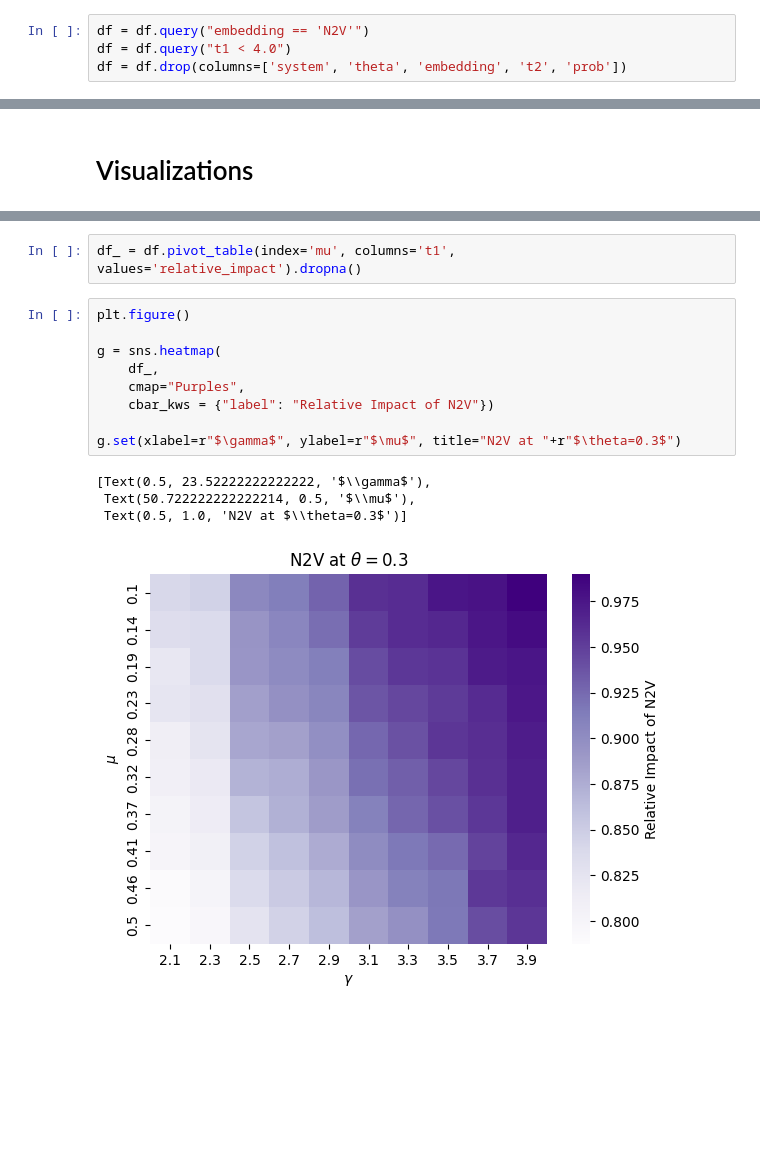
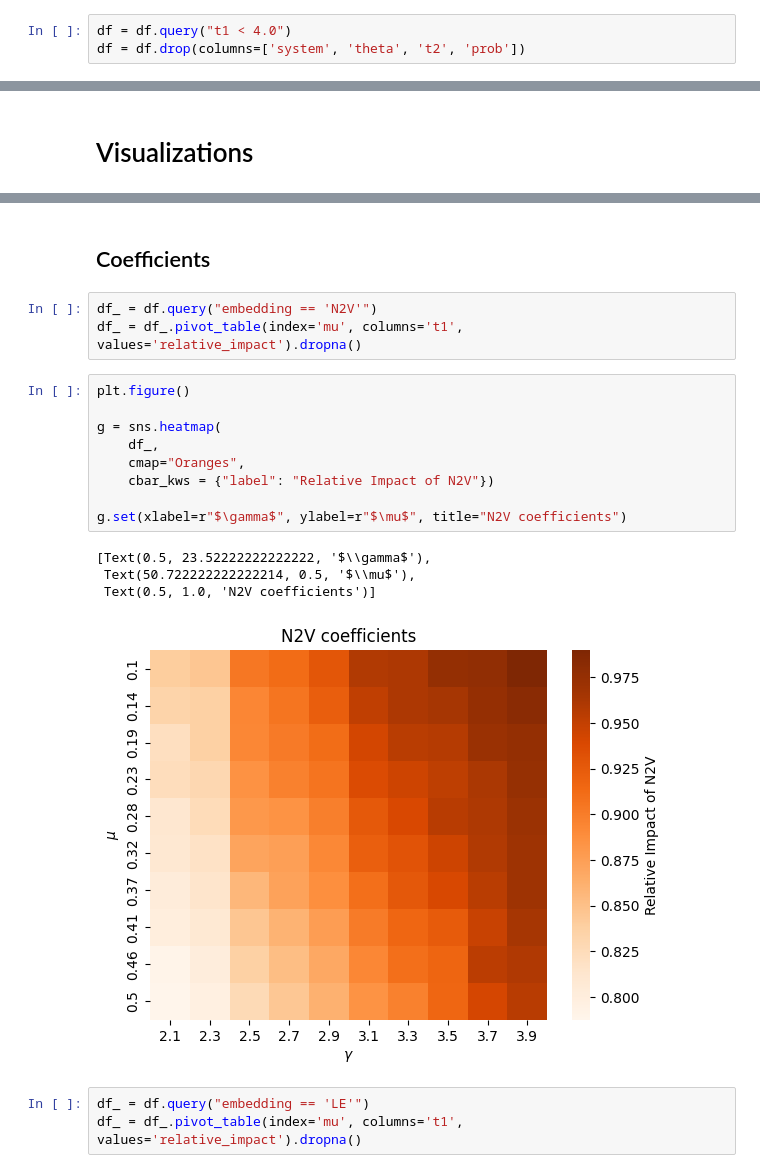
Before and after one commit to kaiser-dan/proj_naive-embedded-reconstruction, a Jupyter notebook: workflow/notebooks/viz/viz-mu-gamma-phasespace.ipynb, the cells around one changed output, grey strips where cells are left out. Drawn from its saved outputs; the diff is of its cells as text; blank space fills up the shorter version.

```diff
--- a/workflow/notebooks/viz/viz-mu-gamma-phasespace.ipynb
+++ b/workflow/notebooks/viz/viz-mu-gamma-phasespace.ipynb
@@ -26,7 +25,6 @@ df.head()
 # %%
-df = df.query("embedding == 'N2V'")
 df = df.query("t1 < 4.0")
-df = df.drop(columns=['system', 'theta', 'embedding', 't2', 'prob'])
+df = df.drop(columns=['system', 'theta', 't2', 'prob'])
 # %%
 df["relative_impact"] = np.abs(df["coef_distances"]) / (np.abs(df["coef_degrees"]) + np.abs(df["coef_distances"]))
 # %% [markdown]
@@ -50,16 +85,22 @@ g.set(xlabel=r"$\gamma$", ylabel=r"$\mu$", title="N2V at "+r"$\theta=0.3$")
+# %% [markdown]
+## Coefficients
 # %%
-df_ = df.pivot_table(index='mu', columns='t1', values='relative_impact').dropna()
+df_ = df.query("embedding == 'N2V'")
+df_ = df_.pivot_table(index='mu', columns='t1', values='relative_impact').dropna()
 # %%
 plt.figure()
 
 g = sns.heatmap(
     df_,
-    cmap="Purples",
+    cmap="Oranges",
     cbar_kws = {"label": "Relative Impact of N2V"})
 
-g.set(xlabel=r"$\gamma$", ylabel=r"$\mu$", title="N2V at "+r"$\theta=0.3$")
+g.set(xlabel=r"$\gamma$", ylabel=r"$\mu$", title="N2V coefficients")
 # %% [output]
 [Text(0.5, 23.52222222222222, '$\\gamma$'),
  Text(50.722222222222214, 0.5, '$\\mu$'),
- Text(0.5, 1.0, 'N2V at $\\theta=0.3$')]
+ Text(0.5, 1.0, 'N2V coefficients')]
-[figure, old version]
+[figure, new version]
+# %%
+df_ = df.query("embedding == 'LE'")
+df_ = df_.pivot_table(index='mu', columns='t1', values='relative_impact').dropna()
```
Also changed, not shown: parts of 12 cells of this notebook, 8 other files.
